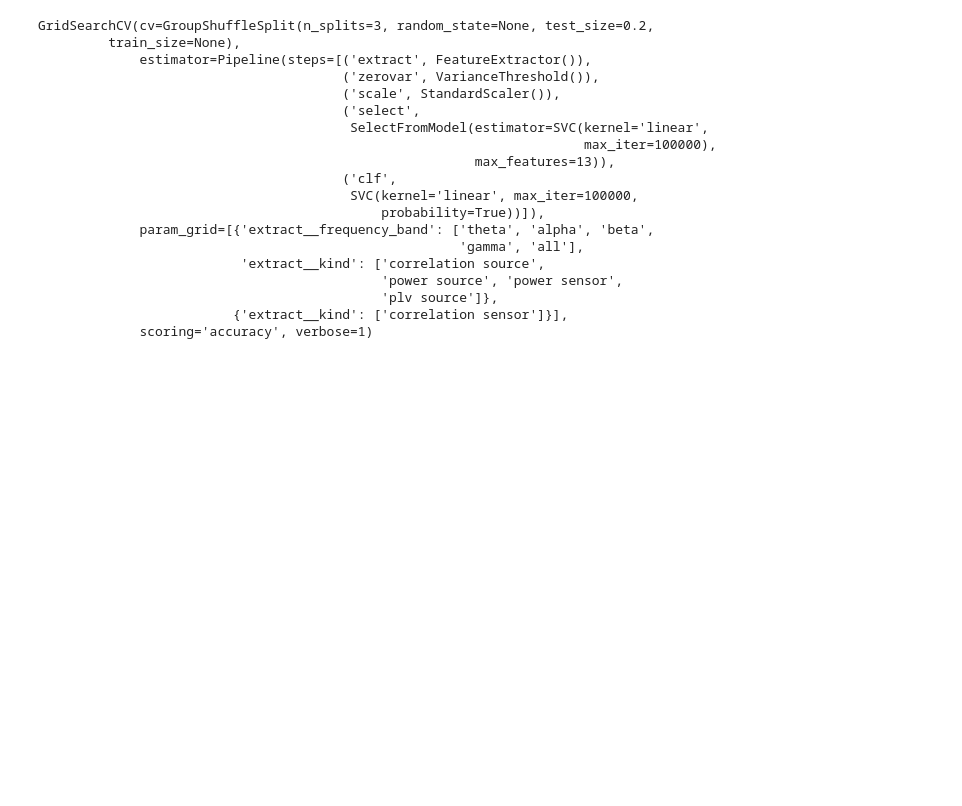
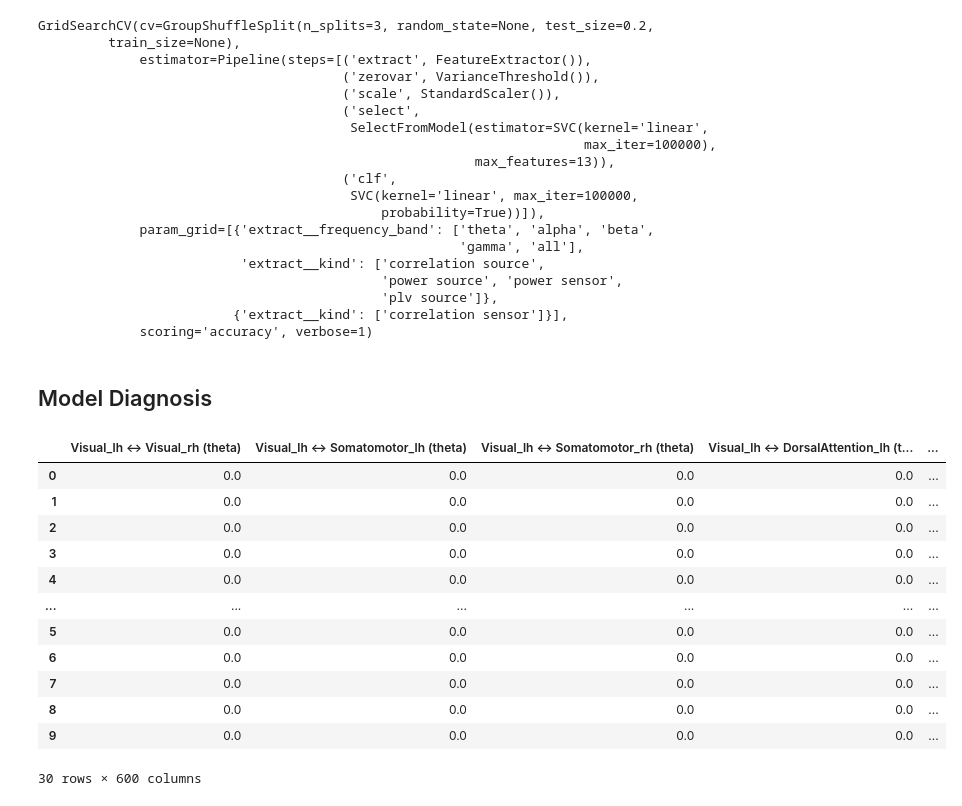
Before and after one commit to sycomix/SuggNet, a Jupyter notebook: notebooks/1 Classification.ipynb, the cells around one changed output. Saved outputs shown, nothing was run; the diff lists cells and outputs as text; code cells hidden in the pictures; blank space fills up the shorter version.

Commit message:
cross-validated feature importance + pass feature names through the pipeline.

```diff
--- a/notebooks/1 Classification.ipynb
+++ b/notebooks/1 Classification.ipynb
@@ -157,10 +157,39 @@ sns.pointplot(data=grid_results, x='test_score', y='label',
 #               marker='D')
 
 plt.show()
+# %% [markdown]
+## Model Diagnosis
 # %%
 from sklearn.inspection import permutation_importance
 
 pipe.set_params(**grid.best_params_)
+
 X_t = pipe[:-2].fit_transform(X, y)
+feature_names = pipe[:-2].get_feature_names_out()
+importances = []
 
-permutation_importance(pipe[-2:], X_t, y, n_repeats=10)
+for train, test in CV.split(X, y, groups=groups):
+
+    pipe[-2:].fit(X_t[train], y[train])
+
+    perm_scores = permutation_importance(pipe[-2:], X_t[test], y[test], n_repeats=10)
+    cv_importances = pd.DataFrame(perm_scores['importances'].T, columns=feature_names)
+    importances.append(cv_importances)
+
+importances = pd.concat(importances)
+# %%
+importances
+# %% [output]
+|  | Visual_lh ↔ Visual_rh (theta) | Visual_lh ↔ Somatomotor_lh (theta) | Visual_lh ↔ Somatomotor_rh (theta) | Visual_lh ↔ DorsalAttention_lh (t... | ... |
+| 0 | 0.0 | 0.0 | 0.0 | 0.0 | ... |
+| 1 | 0.0 | 0.0 | 0.0 | 0.0 | ... |
+| 2 | 0.0 | 0.0 | 0.0 | 0.0 | ... |
+| 3 | 0.0 | 0.0 | 0.0 | 0.0 | ... |
+| 4 | 0.0 | 0.0 | 0.0 | 0.0 | ... |
+| ... | ... | ... | ... | ... | ... |
+| 5 | 0.0 | 0.0 | 0.0 | 0.0 | ... |
+| 6 | 0.0 | 0.0 | 0.0 | 0.0 | ... |
+| 7 | 0.0 | 0.0 | 0.0 | 0.0 | ... |
+| 8 | 0.0 | 0.0 | 0.0 | 0.0 | ... |
+| 9 | 0.0 | 0.0 | 0.0 | 0.0 | ... |
+30 rows × 600 columns
```
Also changed, not shown: 1 other file.
